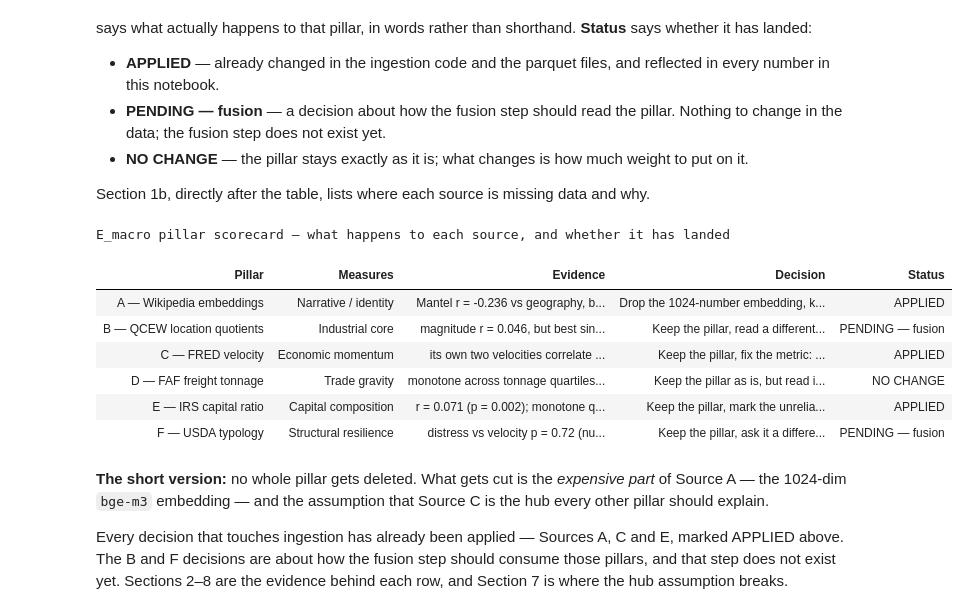
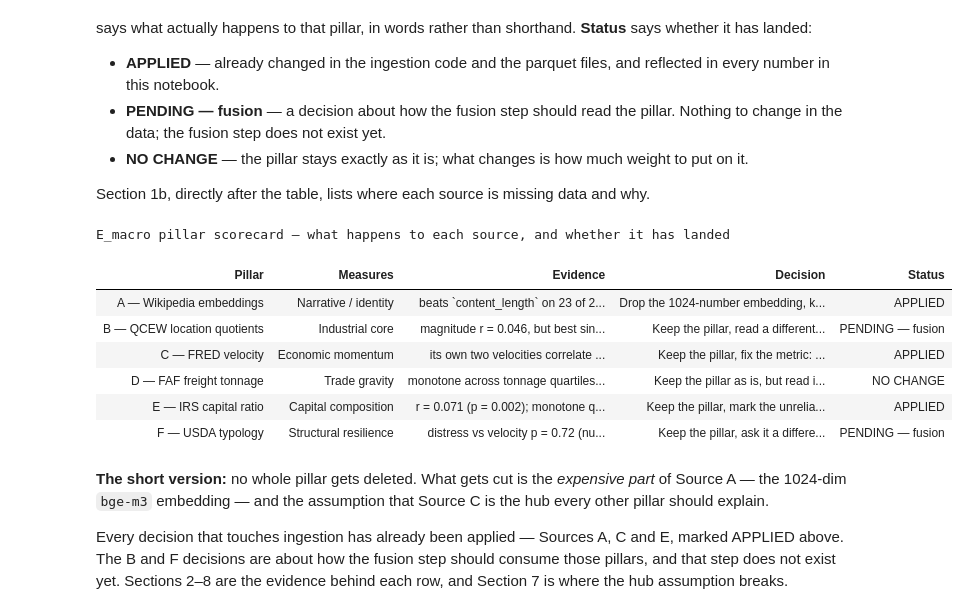
Before and after one commit to Max-Garcia-06/macro_embeddings, a Jupyter notebook: analysis-output/E_macro_key_findings.ipynb, the cells around one changed output. Cells and saved outputs as stored; diff of their text form; code cells hidden in the pictures.

```diff
--- a/analysis-output/E_macro_key_findings.ipynb
+++ b/analysis-output/E_macro_key_findings.ipynb
@@ -142,6 +142,11 @@ A_GEO_R = stats["A"]["mantel_r"]      # embedding similarity vs geography
 A_ECON_R = -0.0406                    # embedding similarity vs economic distance
 B_BEST_SECTOR_R = 0.206               # Real Estate & Rental & Leasing LQ vs GDP velocity
 
+# Section 2b's head-to-head, quoted in the scorecard's Source A row.
+_rep = json.loads((ANALYSIS / "source-a" / "source_a_representation_stats.json").read_text())
+A_WINS, A_TARGETS = _rep["n_embedding_wins"], _rep["n_targets"]
+A_EMBED_LIFT, A_LENGTH_LIFT = _rep["mean_lift_best_embedding"], _rep["mean_lift_length"]
+
 # Section 8's leave-one-pillar-out result for Source D, quoted in the scorecard.
 _signal = pd.read_csv(OUTPUTS / "pillar_matrix_signal.csv")
 _d_tons = _signal.query("column == 'log_total_tons'").iloc[0]
@@ -156,8 +161,9 @@ scorecard = pd.DataFrame([
     dict(
         Pillar="A — Wikipedia embeddings",
         Measures="Narrative / identity",
-        Evidence=f"Mantel r = {A_GEO_R:.3f} vs geography, but {A_ECON_R:.3f} vs economics; "
-                 f"k-means silhouette {stats['A']['selected_k_silhouette']:.3f} (no cluster structure)",
+        Evidence=f"beats `content_length` on {A_WINS} of {A_TARGETS} cross-pillar targets, "
+                 f"but by {A_EMBED_LIFT:+.4f} R² against {A_LENGTH_LIFT:+.4f} — real signal, "
+                 "negligible size, 2.2GB model (Section 2b)",
         Decision="Drop the 1024-number embedding, keep the source. Wikipedia text "
                  "stays in, represented by cheap features like article length.",
         Status="APPLIED",
@@ -208,34 +214,34 @@ scorecard = pd.DataFrame([
                  f"distress vs freight r = {F_x_D_R:.3f} but only {F_x_D_PARTIAL:.3f} once "
                  "county size is controlled",
         Decision="Keep the pillar, ask it a different question: use it to describe and "
                  "group counties, not to predict which ones are speeding up.",
         Status="PENDING — fusion",
     ),
 ])
 
 STATUS_STYLE = {
     "APPLIED": "background-color: #dcfce7; color: #166534; font-weight: 700",
     "PENDING — fusion": "background-color: #fef3c7; color: #92400e; font-weight: 700",
     "NO CHANGE": "background-color: #f3f4f6; color: #374151; font-weight: 700",
 }
 
 (scorecard.style
     .hide(axis="index")
     .set_properties(**{"text-align": "left", "vertical-align": "top",
                        "font-size": "13px", "padding": "10px"})
     .set_properties(subset=["Pillar"], **{"font-weight": "700"})
     .map(lambda v: STATUS_STYLE.get(v, ""), subset=["Status"])
     .set_table_styles([
         {"selector": "th", "props": [("text-align", "left"), ("font-size", "13px"),
                                      ("background-color", "#1f2a37"), ("color", "white"),
                                      ("padding", "10px")]},
         {"selector": "", "props": [("border-collapse", "collapse")]},
     ])
     .set_caption("E_macro pillar scorecard — what happens to each source, and whether it has landed"))
 # %% [output]
 E_macro pillar scorecard — what happens to each source, and whether it has landed
 | Pillar | Measures | Evidence | Decision | Status |
-| A — Wikipedia embeddings | Narrative / identity | Mantel r = -0.236 vs geography, b... | Drop the 1024-number embedding, k... | APPLIED |
+| A — Wikipedia embeddings | Narrative / identity | beats `content_length` on 23 of 2... | Drop the 1024-number embedding, k... | APPLIED |
 | B — QCEW location quotients | Industrial core | magnitude r = 0.046, but best sin... | Keep the pillar, read a different... | PENDING — fusion |
 | C — FRED velocity | Economic momentum | its own two velocities correlate ... | Keep the pillar, fix the metric: ... | APPLIED |
 | D — FAF freight tonnage | Trade gravity | monotone across tonnage quartiles... | Keep the pillar as is, but read i... | NO CHANGE |
```
Also changed, not shown: parts of 14 cells of this notebook.
